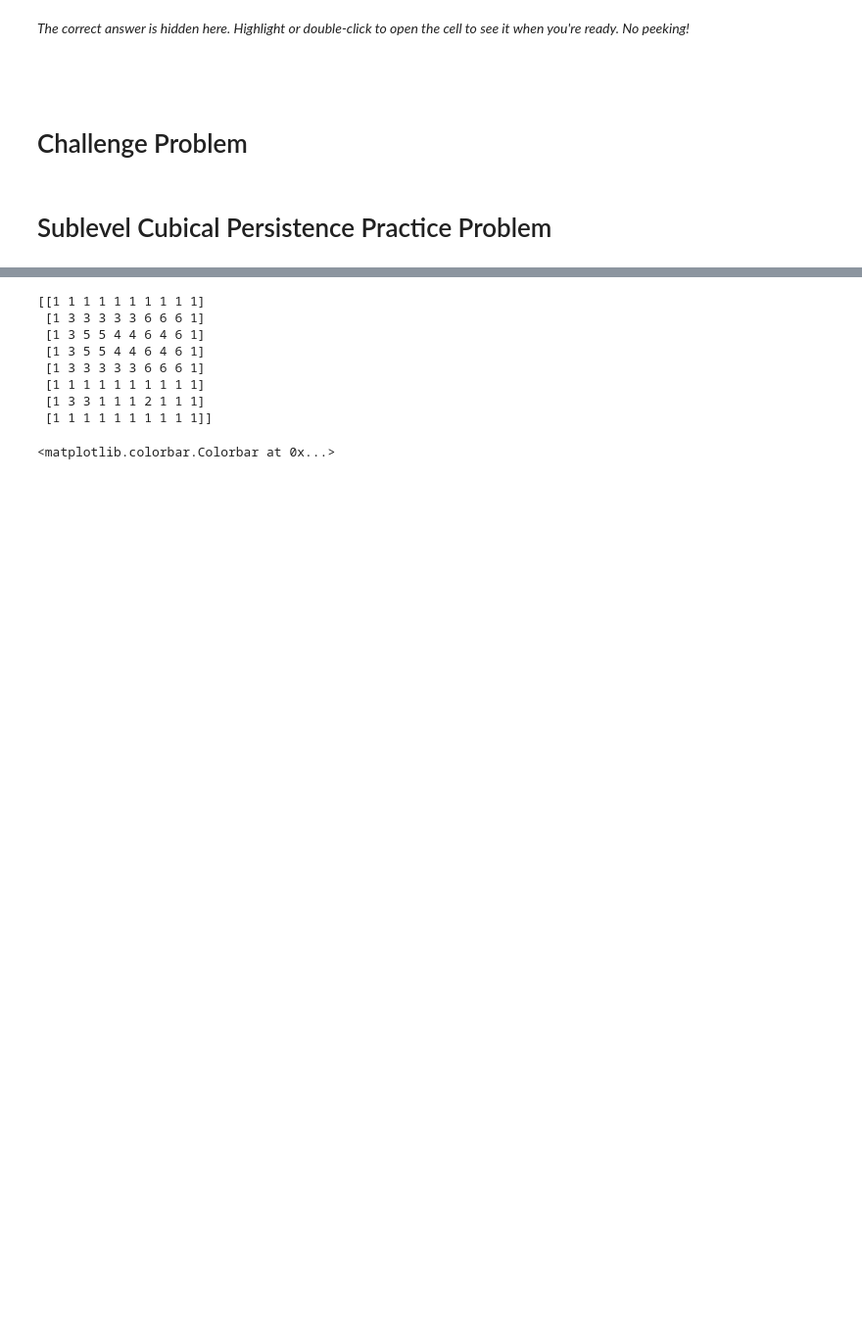
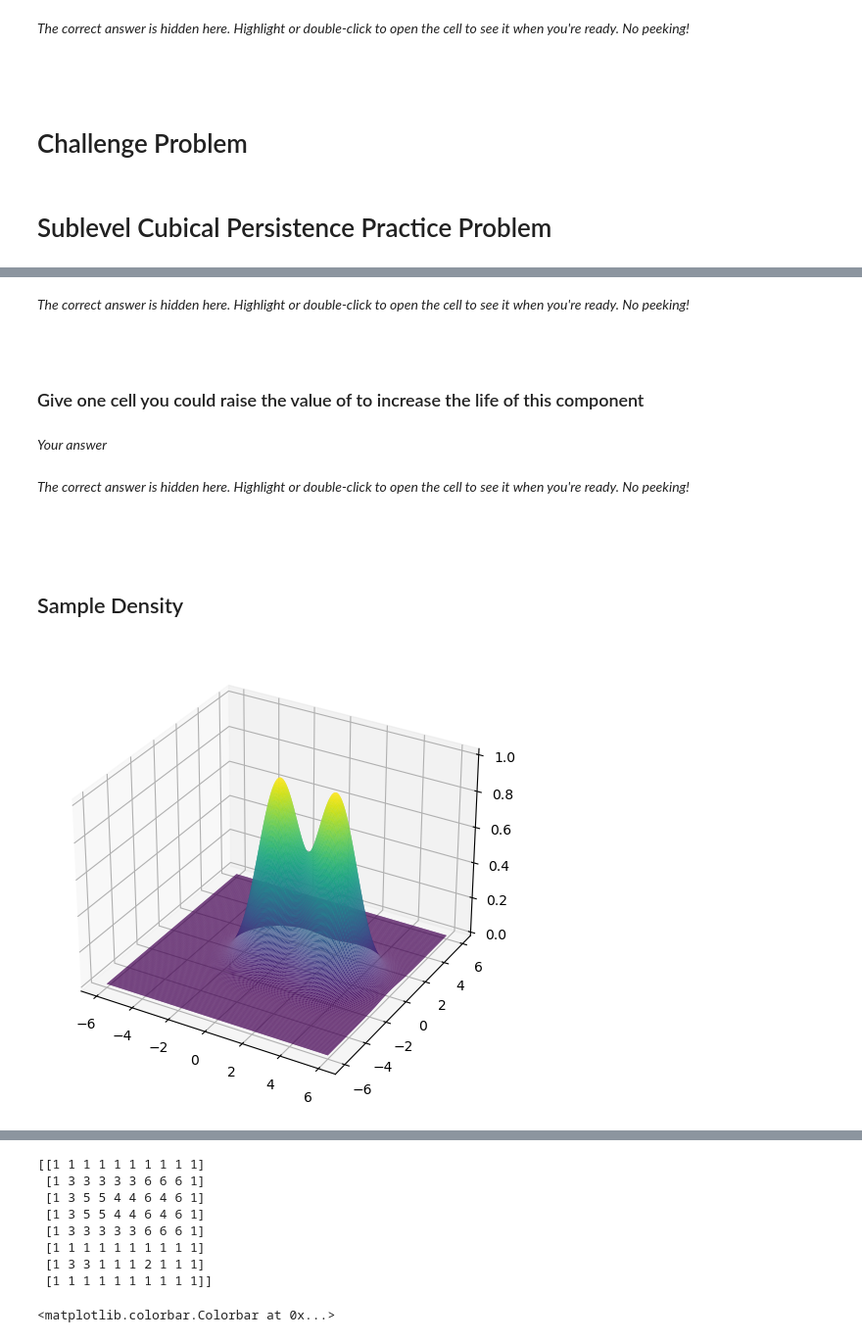
Before and after one commit to TeaspoonTDA/2023-SIAM-DS-TDA-Minitutorial, a Jupyter notebook: 1-3-Wkst-PersistencePipelines.ipynb, the cells around one changed output, grey strips where cells are left out. Shown at 98% size. Drawn from its saved outputs; the diff is of its cells as text; code cells hidden in the pictures; blank space fills up the shorter version.

```diff
--- a/1-3-Wkst-PersistencePipelines.ipynb
+++ b/1-3-Wkst-PersistencePipelines.ipynb
@@ -57,0 +139,30 @@ def on_button_clicked(b):
+# %% [markdown]
+*The correct answer is hidden here. Highlight or double-click to open the cell to see it when you're ready. No peeking!*
+
+<font color='white'>
+    Life is 3 minus 1 equals to 2
+</font>
+# %% [markdown]
+### Give one cell you could raise the value of to increase the life of this component
+# %% [markdown]
+_Your answer_
+# %% [markdown]
+*The correct answer is hidden here. Highlight or double-click to open the cell to see it when you're ready. No peeking!*
+
+<font color='white'>
+    Increase the value of any of the 2 or 3 valued cells beyond 3 to increase the life of this specific component.
+    (Feel free to use the code above to try in your own time)
+</font>
+# %% [markdown]
+## Sample Density
+# %%
+# Generate grid and function
+
+X1, X2 = np.mgrid[-6:6:250j, -6:6:250j]
+Density = np.exp(-0.5 * (X1 ** 2 + X2 ** 2)) + np.exp(-0.5 * ((X1-3) ** 2 + X2 ** 2))
+fig = plt.figure(figsize=(6, 6))
+ax = plt.axes(projection='3d')
+surf = ax.plot_surface(X1, X2, Density, rstride=1, cstride=1, cmap='viridis', edgecolor='none')
+plt.show()
+# %% [output]
+[figure, added]
```
Also changed, not shown: parts of 59 cells of this notebook.
